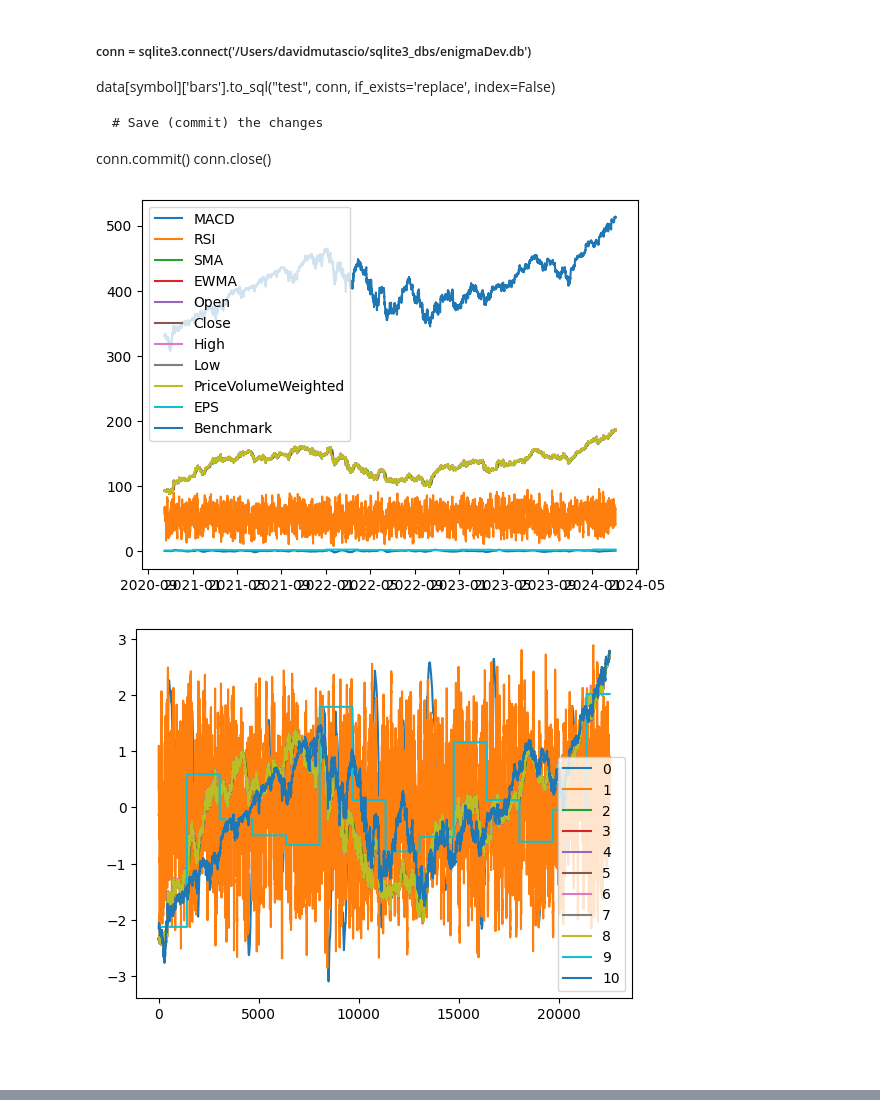
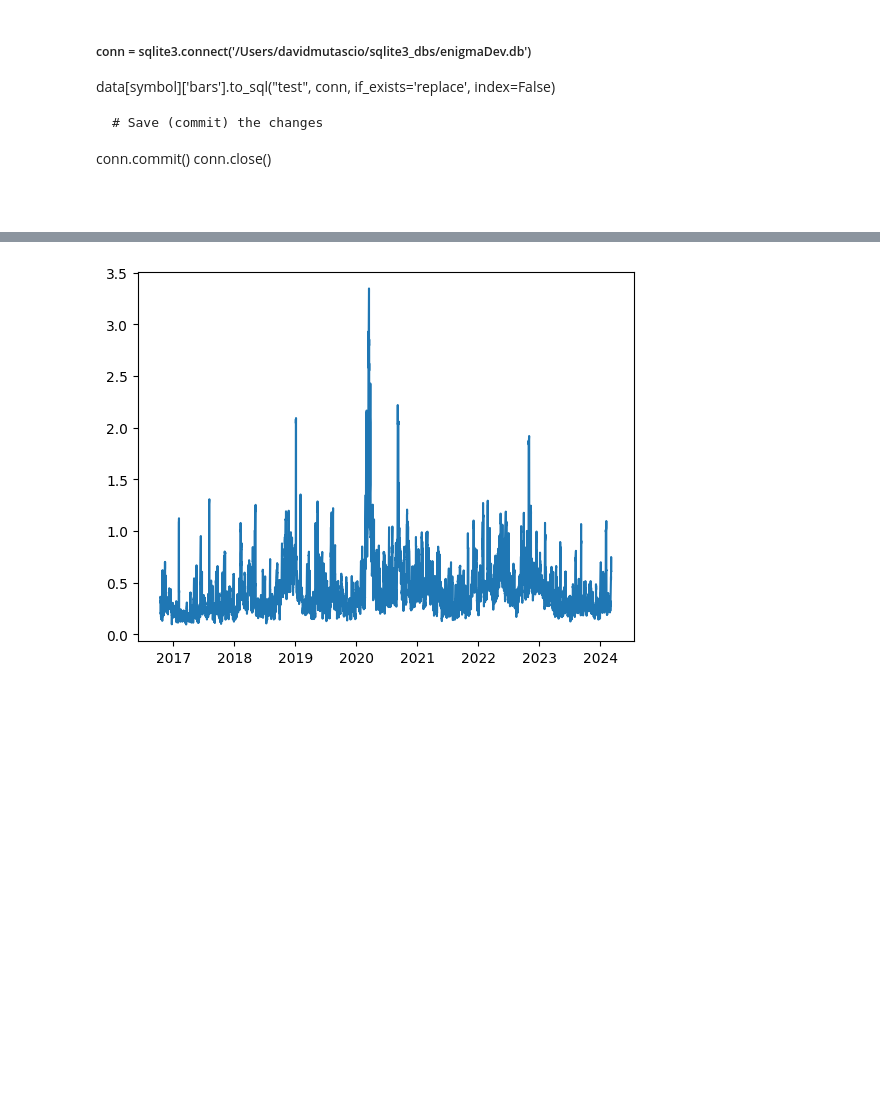
Before and after one commit to dmutascio/enigmaTrainer, a Jupyter notebook: enigmaTrainer.ipynb, the cells around one changed output, grey strips where cells are left out. Saved outputs shown, nothing was run; the diff lists cells and outputs as text; code cells hidden in the pictures; blank space fills up the shorter version.

```diff
--- a/enigmaTrainer.ipynb
+++ b/enigmaTrainer.ipynb
@@ -303,22 +320,24 @@ def create_features(stock_data, indicator_config, type, queryParams, data_getter
     features_df.index = stock_data.index
 
     #create each indicator
-    for indicator_name, config in indicator_config.items():
+    for indicator_name, configs in indicator_config.items():
+        for config_name, config in configs.items():
 
-        # Use the indicator_functions dictionary to get the appropriate function
-        indicator_function = indicator_functions.get(indicator_name)
-        if indicator_function:
+            # Use the indicator_functions dictionary to get the appropriate function
+            indicator_function = indicator_functions.get(indicator_name)
+            if indicator_function:
 
-            # Call the selected function with the corresponding configuration
-            if indicator_name == 'Benchmark':
-                indicator_value = indicator_function(stock_data, data_getter, config, queryParams)
-            elif indicator_name == 'EPS':
-                indicator_value = indicator_function(stock_data, config, symbol)
+                # Call the selected function with the corresponding configuration
+                if indicator_name == 'Benchmark':
+                    indicator_value = indicator_function(stock_data, data_getter, config, queryParams)
+                elif indicator_name == 'EPS':
+                    indicator_value = indicator_function(stock_data, config, symbol)
+                else:
+                    indicator_value = indicator_function(stock_data, config)
+
+                features_df = features_df.merge(indicator_value[[indicator_name]], left_index=True, right_index=True, how='left')
             else:
-                indicator_value = indicator_function(stock_data, config)
-            features_df = features_df.merge(indicator_value[[indicator_name]], left_index=True, right_index=True, how='left')
-        else:
-            print(f"Warning: Unknown indicator '{indicator_name}'. Skipping.")
+                print(f"Warning: Unknown indicator '{indicator_name}'. Skipping.")
     return features_df
 # %%
 def create_signals(stock_data, signal_memory):
@@ -1120,30 +1195,6 @@ data[symbol]['bars'].to_sql("test", conn, if_exists='replace', index=False)
     # Save (commit) the changes
 conn.commit()
 conn.close()
-# %%
-#Plot all features
-
-from sklearn.preprocessing import StandardScaler
-
-ss = StandardScaler()
-X_ss = ss.fit_transform(data['JPM']['features'])
-df_X_ss = pd.DataFrame(X_ss)
-
-
-for feature_name, feature_data in data['JPM']['features'].items():
-    plt.plot(feature_data, label=feature_name)
-plt.legend()
-plt.show()
-
-for feature_name, feature_data in df_X_ss.items():
-    #if feature_name != 0:
-    #    continue
-    plt.plot(feature_data, label=feature_name)
-plt.legend()
-plt.show()
-# %% [output]
-[figure, removed]
-[figure, removed]
 # %%
 start_time = pd.to_datetime('14:30:00').time()
 end_time = pd.to_datetime('21:00:00').time()
@@ -1155,5 +1206,5 @@ filtered_df = data['AAPL']['bars'][
 # %% [markdown]
 ######
 # %%
-print(data['AAPL']['features'])
+plt.plot(data['AAPL']['features']['Volatility'])
 # %% [output]
@@ -1176,0 +1212 @@ timestamp
+[figure, added]
```
Also changed, not shown: parts of 11 cells of this notebook.
